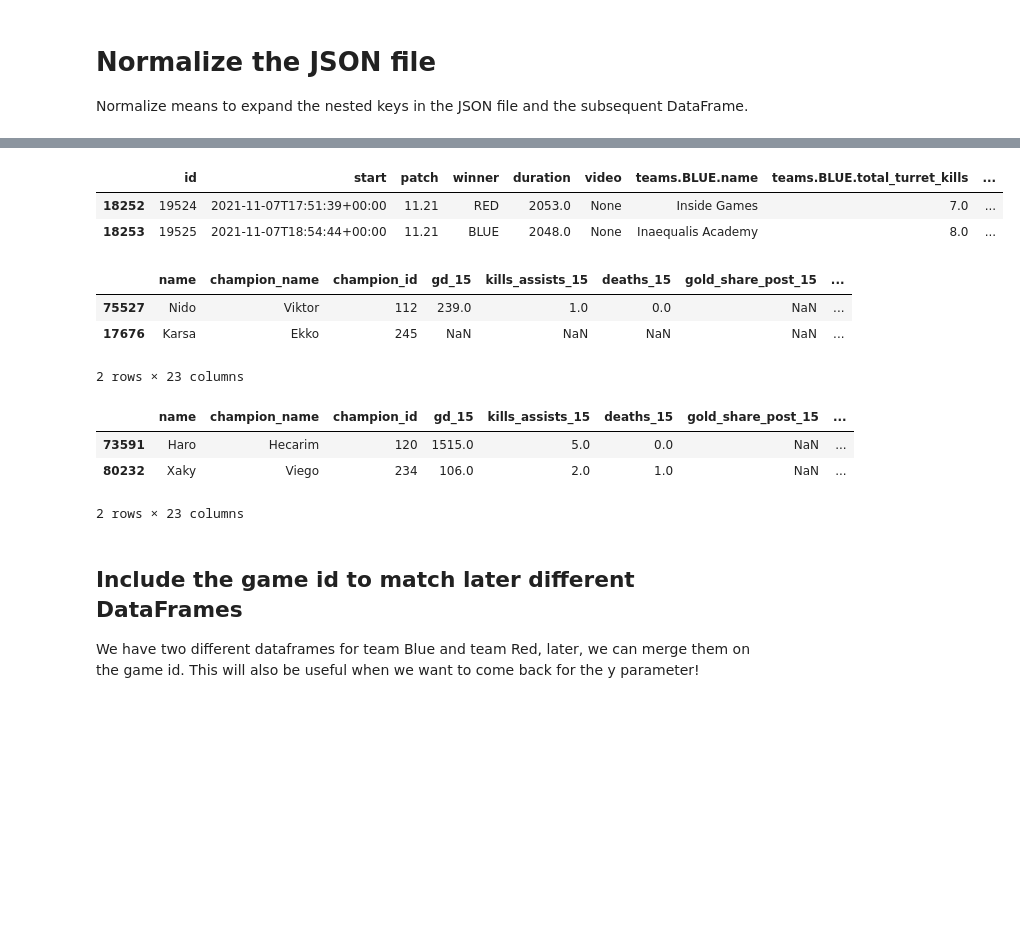
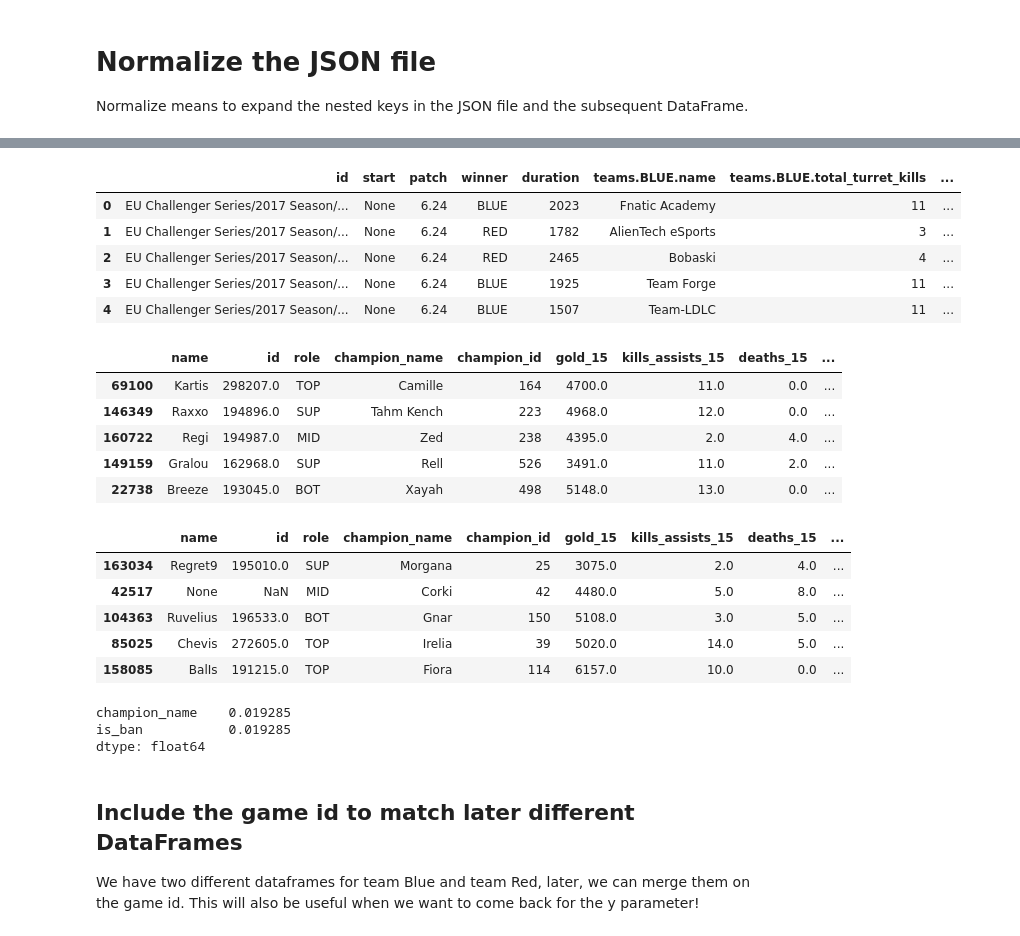
Before and after one commit to stephanyvargas/LoL_winner_predictor, a Jupyter notebook: notebooks/simple_model_Stephy.ipynb, the cells around one changed output, grey strips where cells are left out. Cells and saved outputs as stored; diff of their text form; code cells hidden in the pictures; blank space fills up the shorter version.

```diff
--- a/notebooks/simple_model_Stephy.ipynb
+++ b/notebooks/simple_model_Stephy.ipynb
@@ -5,6 +5,7 @@ import numpy as np
 import pandas as pd
 import json
 # %%
-file = '../raw_data/games_dump.json'
+file = '../raw_data/full_dump.json'
 with open(file) as data_file:
     data = json.load(data_file)
+len(data)
@@ -14,5 +43,6 @@ with open(file) as data_file:
 Normalize means to expand the nested keys in the JSON file and the subsequent DataFrame.
 # %%
 #Normalize the complete dataframe and make a copy
-df_normalized_teams = pd.json_normalize(data)
+df_normalized_teams = pd.json_normalize(data.values())
 df_teams = df_normalized_teams.copy()
+df_teams.sample(5)
@@ -19,31 +57,50 @@ df_teams = df_normalized_teams.copy()
 # %%
 #Make a dataframe dedicated to the teams
 df_teams.drop(['teams.BLUE.players', 'teams.RED.players', 'picks_bans'], axis=1, inplace=True)
-df_teams.tail(2)
+df_teams.head()
 # %% [output]
-|  | id | start | patch | winner | duration | video | teams.BLUE.name | teams.BLUE.total_turret_kills | ... |
-| 18252 | 19524 | 2021-11-07T17:51:39+00:00 | 11.21 | RED | 2053.0 | None | Inside Games | 7.0 | ... |
-| 18253 | 19525 | 2021-11-07T18:54:44+00:00 | 11.21 | BLUE | 2048.0 | None | Inaequalis Academy | 8.0 | ... |
+|  | id | start | patch | winner | duration | teams.BLUE.name | teams.BLUE.total_turret_kills | ... |
+| 0 | EU Challenger Series/2017 Season/... | None | 6.24 | BLUE | 2023 | Fnatic Academy | 11 | ... |
+| 1 | EU Challenger Series/2017 Season/... | None | 6.24 | RED | 1782 | AlienTech eSports | 3 | ... |
+| 2 | EU Challenger Series/2017 Season/... | None | 6.24 | RED | 2465 | Bobaski | 4 | ... |
+| 3 | EU Challenger Series/2017 Season/... | None | 6.24 | BLUE | 1925 | Team Forge | 11 | ... |
+| 4 | EU Challenger Series/2017 Season/... | None | 6.24 | BLUE | 1507 | Team-LDLC | 11 | ... |
 # %%
 #Make a dataframe dedicated to the team BLUE
 df_normalized_teams['teams.BLUE.players'].explode()
 df_normalized_BLUE = pd.json_normalize(df_normalized_teams['teams.BLUE.players'].explode())
-df_normalized_BLUE.sample(2)
+df_BLUE = df_normalized_BLUE.copy()
+df_BLUE.sample(5)
 # %% [output]
-|  | name | champion_name | champion_id | gd_15 | kills_assists_15 | deaths_15 | gold_share_post_15 | ... |
-| 75527 | Nido | Viktor | 112 | 239.0 | 1.0 | 0.0 | NaN | ... |
-| 17676 | Karsa | Ekko | 245 | NaN | NaN | NaN | NaN | ... |
+|  | name | id | role | champion_name | champion_id | gold_15 | kills_assists_15 | deaths_15 | ... |
+| 69100 | Kartis | 298207.0 | TOP | Camille | 164 | 4700.0 | 11.0 | 0.0 | ... |
+| 146349 | Raxxo | 194896.0 | SUP | Tahm Kench | 223 | 4968.0 | 12.0 | 0.0 | ... |
+| 160722 | Regi | 194987.0 | MID | Zed | 238 | 4395.0 | 2.0 | 4.0 | ... |
+| 149159 | Gralou | 162968.0 | SUP | Rell | 526 | 3491.0 | 11.0 | 2.0 | ... |
+| 22738 | Breeze | 193045.0 | BOT | Xayah | 498 | 5148.0 | 13.0 | 0.0 | ... |
-2 rows × 23 columns
 # %%
 #Make a dataframe dedicated to the team RED
 df_normalized_teams['teams.RED.players'].explode()
 df_normalized_RED = pd.json_normalize(df_normalized_teams['teams.RED.players'].explode())
-df_normalized_RED.sample(2)
+df_RED = df_normalized_RED.copy()
+df_RED.sample(5)
 # %% [output]
-|  | name | champion_name | champion_id | gd_15 | kills_assists_15 | deaths_15 | gold_share_post_15 | ... |
-| 73591 | Haro | Hecarim | 120 | 1515.0 | 5.0 | 0.0 | NaN | ... |
-| 80232 | Xaky | Viego | 234 | 106.0 | 2.0 | 1.0 | NaN | ... |
+|  | name | id | role | champion_name | champion_id | gold_15 | kills_assists_15 | deaths_15 | ... |
+| 163034 | Regret9 | 195010.0 | SUP | Morgana | 25 | 3075.0 | 2.0 | 4.0 | ... |
+| 42517 | None | NaN | MID | Corki | 42 | 4480.0 | 5.0 | 8.0 | ... |
+| 104363 | Ruvelius | 196533.0 | BOT | Gnar | 150 | 5108.0 | 3.0 | 5.0 | ... |
+| 85025 | Chevis | 272605.0 | TOP | Irelia | 39 | 5020.0 | 14.0 | 5.0 | ... |
+| 158085 | BalIs | 191215.0 | TOP | Fiora | 114 | 6157.0 | 10.0 | 0.0 | ... |
-2 rows × 23 columns
+# %%
+#Make a dataframe dedicated to the Bans
+df_normalized_teams['picks_bans'].explode()
+df_normalized_BANS = pd.json_normalize(df_normalized_teams['picks_bans'].explode())
+df_BANS = df_normalized_BANS.copy()
+df_BANS.isnull().sum()/len(df_BANS)
+# %% [output]
+champion_name    0.019285
+is_ban           0.019285
+dtype: float64
 # %% [markdown]
 ##  Include the game id to match later different DataFrames
 
```
Also changed, not shown: parts of 43 cells of this notebook.
